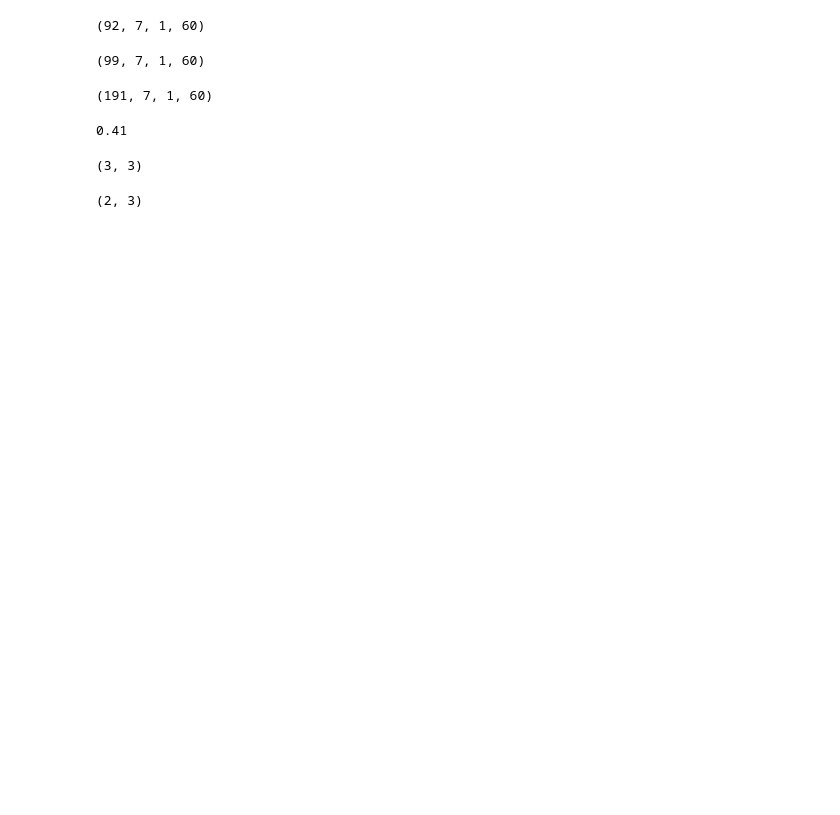
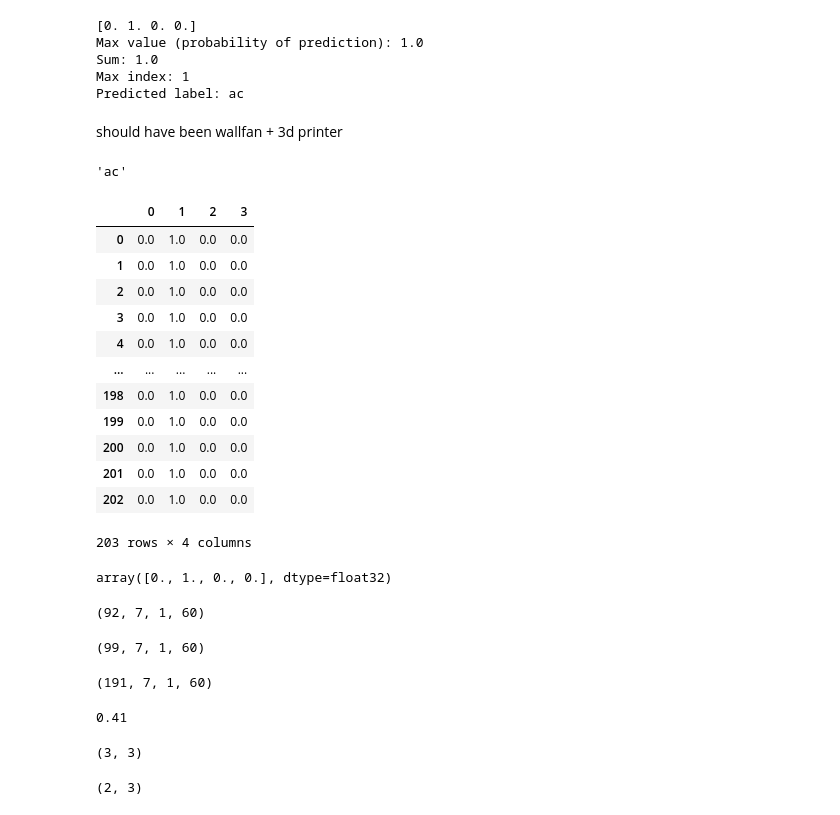
Before and after one commit to caxefaizan/S3_bucket_manipulation, a Jupyter notebook: End to End Conversion.ipynb, the cells around one changed output. Cells and saved outputs as stored; diff of their text form; code cells hidden in the pictures; blank space fills up the shorter version.

```diff
--- a/End to End Conversion.ipynb
+++ b/End to End Conversion.ipynb
@@ -136,0 +245,2 @@ ParserError: Unknown string format: 2020-9-15,23:50:56.208
+# %%
+frr = np.load('vf.npy')
@@ -136,0 +261,4 @@ ParserError: Unknown string format: 2020-9-15,23:50:56.208
+# %%
+# Make predictions on test data batch using the loaded full model
+test_predictions = model.predict_proba(test_data,
+                                             verbose=1)
@@ -137,3 +270,44 @@ ParserError: Unknown string format: 2020-9-15,23:50:56.208
+# %%
+# First prediction
+print(test_predictions[0])
+print(f"Max value (probability of prediction): {np.max(test_predictions[0])}") # the max probability value predicted by the model
+print(f"Sum: {np.sum(test_predictions[0])}") # because we used softmax activation in our model, this will be close to 1
+print(f"Max index: {np.argmax(test_predictions[0])}") # the index of where the max value in predictions[0] occurs
+print(f"Predicted label: {unique_devices[np.argmax(test_predictions[0])]}") # the predicted label
+# %% [output]
+[0. 1. 0. 0.]
+Max value (probability of prediction): 1.0
+Sum: 1.0
+Max index: 1
+Predicted label: ac
+# %% [markdown]
+should have been wallfan + 3d printer
+# %%
+# Get a predicted label based on an array of prediction probabilities
+pred_label = get_pred_label(test_predictions[10])
+pred_label
+# %% [output]
+'ac'
+# %%
+pd.DataFrame(test_predictions)
+# %% [output]
+|  | 0 | 1 | 2 | 3 |
+| 0 | 0.0 | 1.0 | 0.0 | 0.0 |
+| 1 | 0.0 | 1.0 | 0.0 | 0.0 |
+| 2 | 0.0 | 1.0 | 0.0 | 0.0 |
+| 3 | 0.0 | 1.0 | 0.0 | 0.0 |
+| 4 | 0.0 | 1.0 | 0.0 | 0.0 |
+| ... | ... | ... | ... | ... |
+| 198 | 0.0 | 1.0 | 0.0 | 0.0 |
+| 199 | 0.0 | 1.0 | 0.0 | 0.0 |
+| 200 | 0.0 | 1.0 | 0.0 | 0.0 |
+| 201 | 0.0 | 1.0 | 0.0 | 0.0 |
+| 202 | 0.0 | 1.0 | 0.0 | 0.0 |
+203 rows × 4 columns
+# %%
+test_predictions[0]
+# %% [output]
+array([0., 1., 0., 0.], dtype=float32)
 # %%
 sample_to_7dsignature('3dprinter','ac','fridge','wallfan')
 # %%
```
Also changed, not shown: parts of 11 cells of this notebook.
